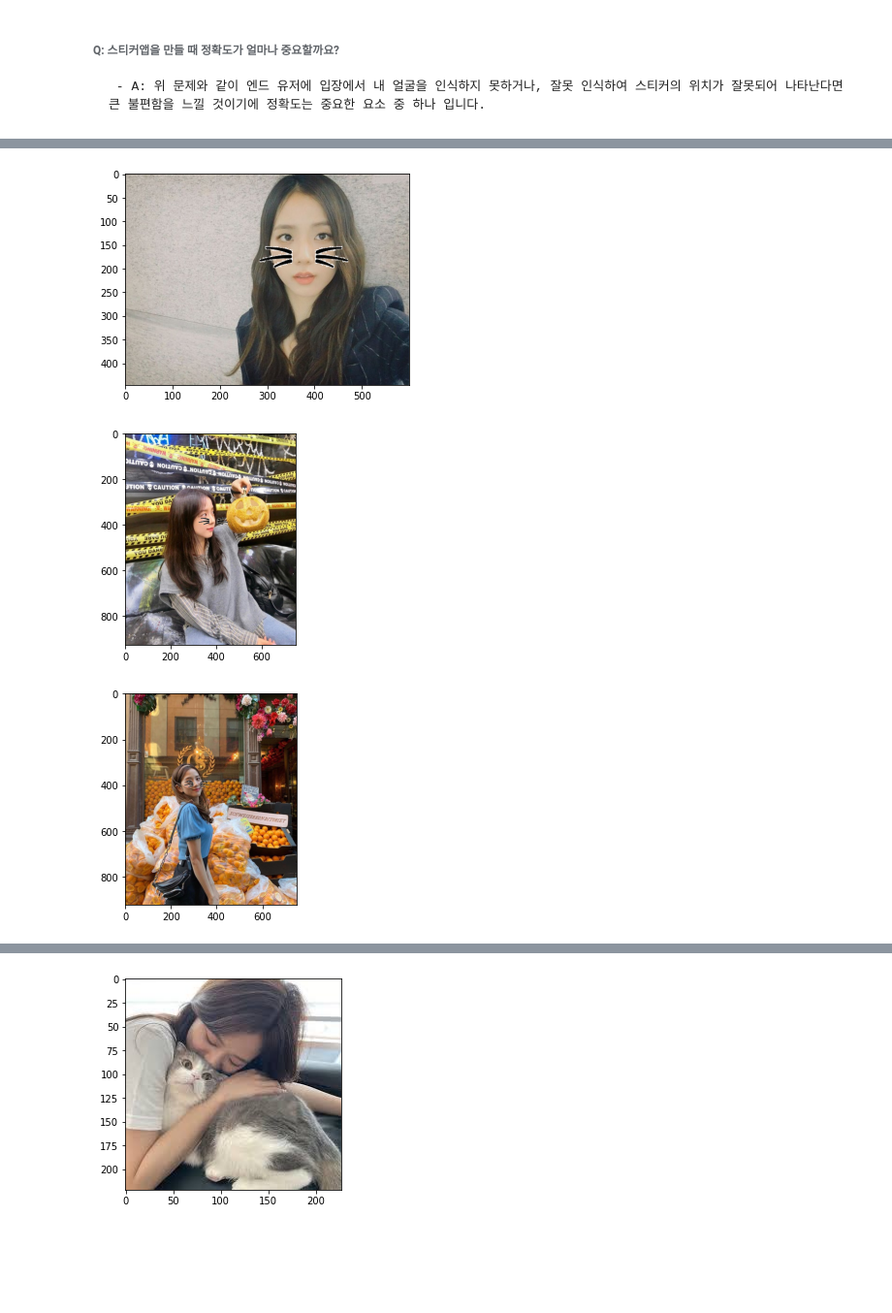
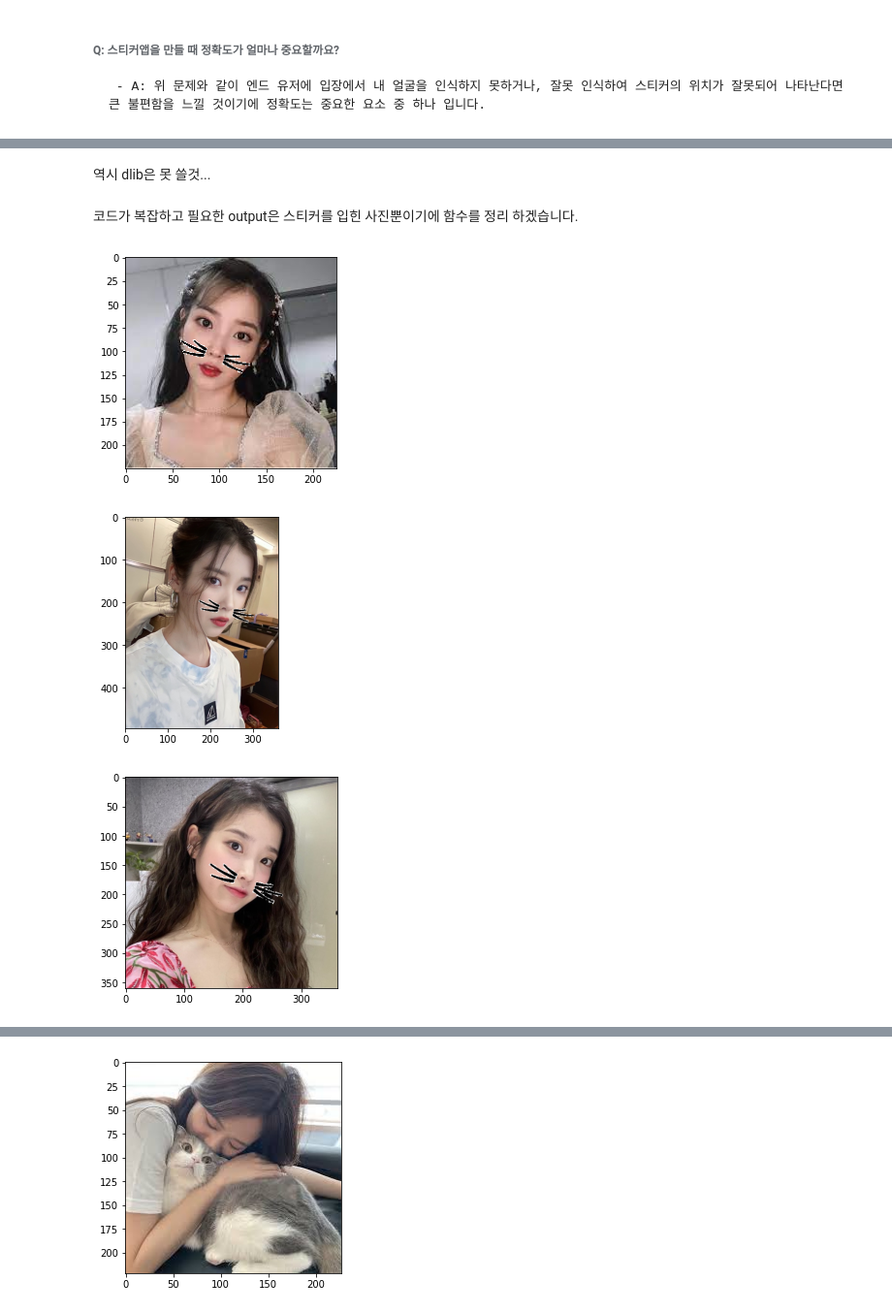
Before and after one commit to traumasj201/aiffel_report, a Jupyter notebook: exp3/exp3.ipynb, the cells around one changed output, grey strips where cells are left out. Shown at 97% size. Drawn from its saved outputs; the diff is of its cells as text; code cells hidden in the pictures; blank space fills up the shorter version.

```diff
--- a/exp3/exp3.ipynb
+++ b/exp3/exp3.ipynb
@@ -84,6 +84,6 @@ h = dlib_rect.height() / 4
 # %%
 # 코 중앙을 기준으로 한번 그려보자
-img_sticker = cv2.imread('./cat_sk.jpg')
+img_sticker = cv2.imread('./cat_whiskers.jpg')
 img_sticker = cv2.resize(img_sticker, (int(w),int(h)))
 
 refined_x = int(x - w // 2)                 #  377 - (187//2) = 437-93 = 344
@@ -184,0 +288,6 @@ landmark_predictor = dlib.shape_predictor(model_path) # landmark detector 생성
+# %%
+import math
+def get_angle(landmark):
+    dy = landmark[57][1] - landmark[27][1]
+    dx = landmark[57][0] - landmark[27][0]
+    return ((math.atan2(dy, dx) * (180.0 / math.pi)) + 90)*-1
@@ -184,0 +296,6 @@ landmark_predictor = dlib.shape_predictor(model_path) # landmark detector 생성
+# %%
+def rotate_image(image, angle):
+    image_center = tuple(np.array(image.shape[1::-1]) / 2)
+    rot_mat = cv2.getRotationMatrix2D(image_center, angle, 1.0)
+    result = cv2.warpAffine(image, rot_mat, image.shape[1::-1], flags=cv2.INTER_LINEAR,borderValue=(255,255,255))
+    return result
@@ -184,0 +333,14 @@ landmark_predictor = dlib.shape_predictor(model_path) # landmark detector 생성
+# %%
+my_image_path = './JISU_4.jpg'
+img = cv2.imread(my_image_path)
+if img.shape[1] > 360:
+    img = cv2.resize(img, (360, int(360 * img.shape[0]/img.shape[1]) )) # 얼굴이 너무 커서 이미지 축소 진행
+dlib_rects, list_landmarks, img_box_landmark = get_boxes_landmarks(img, face_detector, landmark_predictor)
+imshow(img_box_landmark)
+
+my_sticker_path = './cat_whiskers.jpg'
+img_sticker = cv2.imread(my_sticker_path)
+
+scicker_add_img = add_sticker_whit_rotate(img, dlib_rects, list_landmarks, img_sticker)
+
+imshow(scicker_add_img)
@@ -184,0 +350,4 @@ landmark_predictor = dlib.shape_predictor(model_path) # landmark detector 생성
+# %% [markdown]
+역시 dlib은 못 쓸것...
+# %% [markdown]
+코드가 복잡하고 필요한 output은 스티커를 입힌 사진뿐이기에 함수를 정리 하겠습니다.
@@ -185,28 +406,37 @@ landmark_predictor = dlib.shape_predictor(model_path) # landmark detector 생성
 # %%
-my_image_path = './JISU_1.png'
+my_image_path = './IU_1.jpg'
 img = cv2.imread(my_image_path)
-my_sticker_path = './cat_sk.jpg'
+
+my_sticker_path = './cat_whiskers.jpg'
 img_sticker = cv2.imread(my_sticker_path)
-scicker_add_img = add_sticker(img, face_detector, landmark_predictor, img_sticker)
+
+scicker_add_img = add_sticker_to_face(img, face_detector, landmark_predictor, img_sticker)
+
 imshow(scicker_add_img)
 # %% [output]
-[figure, old version]
+[figure, new version]
 # %%
-my_image_path = './JISU_2.jpg'
+my_image_path = './IU_2.jpg'
 img = cv2.imread(my_image_path)
-my_sticker_path = './cat_sk.jpg'
+
+my_sticker_path = './cat_whiskers.jpg'
 img_sticker = cv2.imread(my_sticker_path)
-scicker_add_img = add_sticker(img, face_detector, landmark_predictor, img_sticker)
+
+scicker_add_img = add_sticker_to_face(img, face_detector, landmark_predictor, img_sticker)
+
 imshow(scicker_add_img)
 # %% [output]
-[figure, old version]
+[figure, new version]
 # %%
-my_image_path = './JISU_3.jpg'
+my_image_path = './IU_3.jpg'
 img = cv2.imread(my_image_path)
-my_sticker_path = './cat_sk.jpg'
+
+my_sticker_path = './cat_whiskers.jpg'
 img_sticker = cv2.imread(my_sticker_path)
-scicker_add_img = add_sticker(img, face_detector, landmark_predictor, img_sticker)
+
+scicker_add_img = add_sticker_to_face(img, face_detector, landmark_predictor, img_sticker)
+
 imshow(scicker_add_img)
 # %% [output]
-[figure, old version]
+[figure, new version]
 # %%
```
Also changed, not shown: parts of 25 cells of this notebook, 1 other file.
